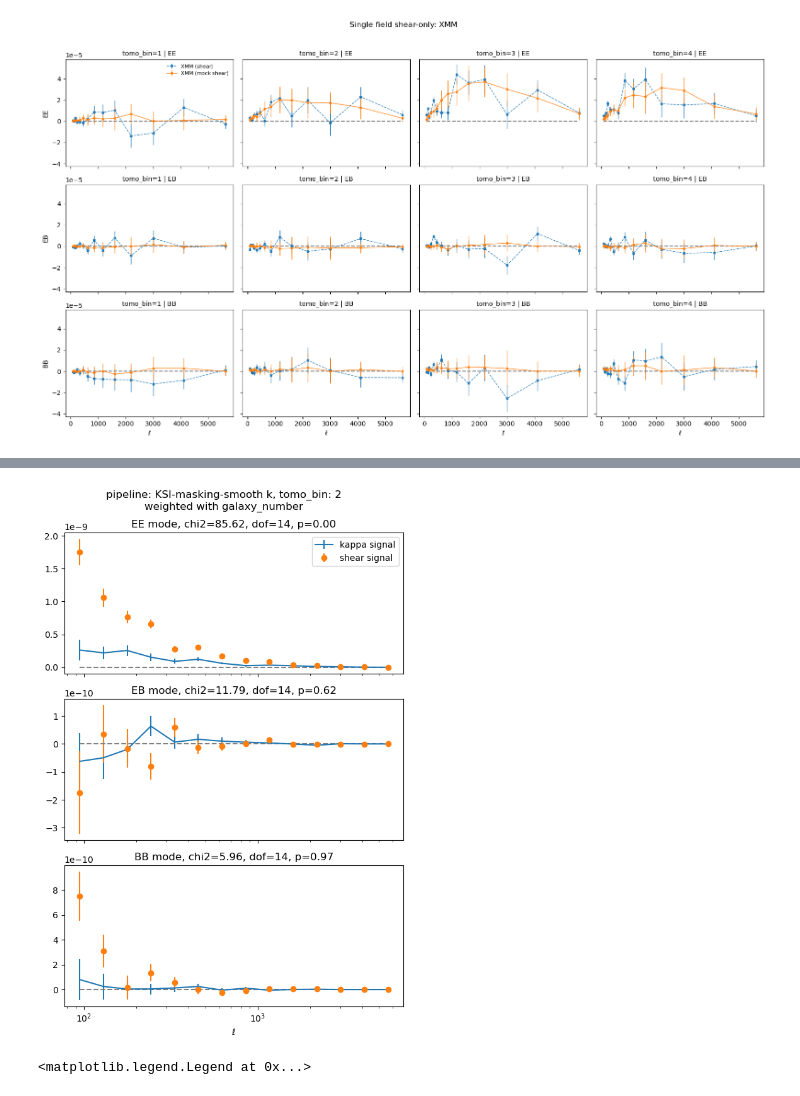
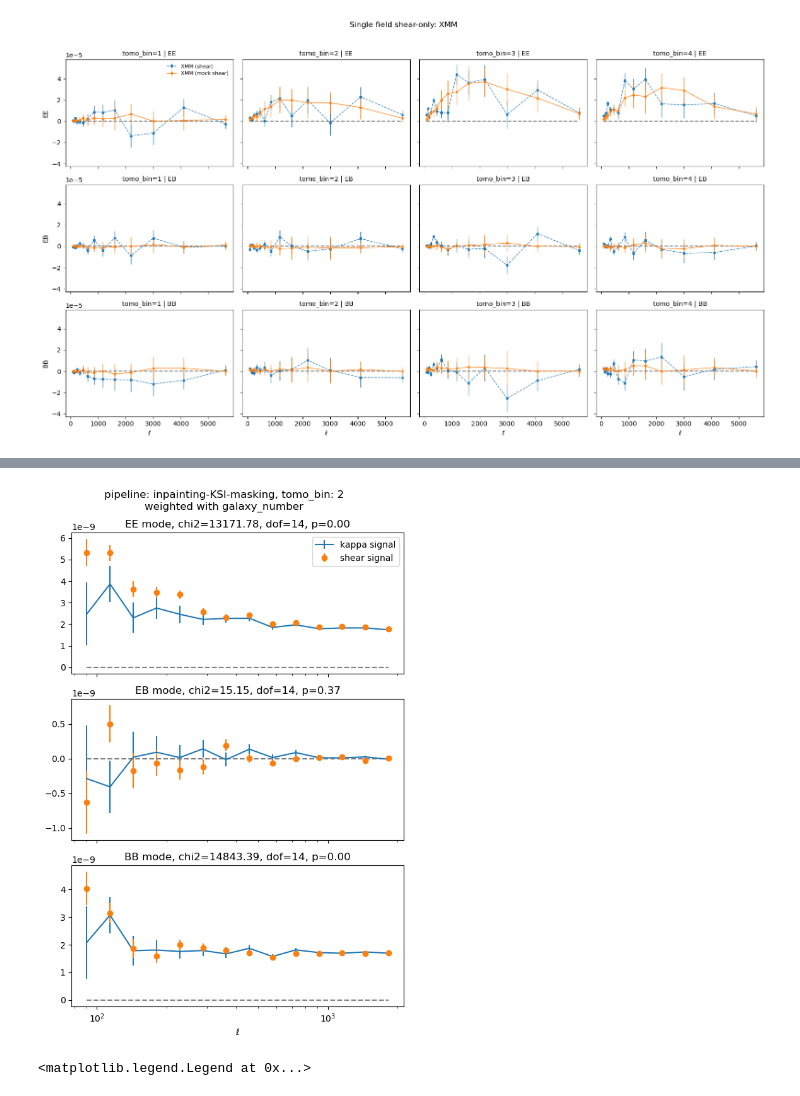
Before and after one commit to MeloDi-23/HSC-NG-Y3, a Jupyter notebook: kappa_signal_final_tomobin.ipynb, the cells around one changed output, grey strips where cells are left out. Drawn from its saved outputs; the diff is of its cells as text; code cells hidden in the pictures.

Commit message:
update a new smoothing code

```diff
--- a/kappa_signal_final_tomobin.ipynb
+++ b/kappa_signal_final_tomobin.ipynb
@@ -243,13 +237,16 @@ def weighted_average(mode_name, pipeline, tomo_bin, _slice, weight='inverse_cov'
         raise ValueError("Invalid weight option")
 
 
-def weighted_average_shear(mode_name, tomo_bin, _slice, weight='inverse_cov'):
+def weighted_average_shear(mode_name, tomo_bin, _slice, weight='inverse_cov', use_legacy=False):
     signals, covs = [], []
 
     for field in name_fields:
         # Real shear signal
-        # stat_g = array2dict_k(np.loadtxt(f"results/Cl_results_{field}_smooth_g_z{tomo_bin}.txt"))
-        stat_g = array2dict_k(np.loadtxt(f"results/Cl_results_{field}_smooth_g_z{tomo_bin}_negg2.txt"))
+        if use_legacy:
+            # stat_g = array2dict_k(np.loadtxt(f"results/Cl_results_{field}_smooth_g_z{tomo_bin}_negg2_smooth.txt"))      # smoothed here.
+            stat_g = array2dict_k(np.loadtxt(f"results/Cl_results_shear_{field}_z{tomo_bin}_negg2_masked_smooth.txt"))      # smoothed here.
+        else:
+            stat_g = array2dict_k(np.loadtxt(f"results/Cl_results_{field}_smooth_g_z{tomo_bin}_negg2_cmp.txt"))         # no smooth
 
         s_real = stat_g[mode_name] - stat_g[f"{mode_name}_rm"]
 
@@ -381,0 +541,27 @@ plt.show()
+# %%
+fig, axes = plt.subplots(4, 1, figsize=(6, 15), sharex=True)
+
+procedure = 'inpainting-KSI-masking'
+selected_slice = slice(None, None)
+
+mode_name = 'EE'
+for tomo in [1, 2, 3, 4]:
+    ax = axes[tomo-1]
+    procedure = 'inpainting-KSI-masking'
+    ls, s_icov, C_icov, SN_icov = weighted_average(mode_name, procedure, tomo, selected_slice, weight=weight)
+
+    factor = ls * (ls + 1) / (2 * np.pi)
+    ax.errorbar(ls, s_icov * factor, np.sqrt([C_icov[i,i] for i in range(len(ls))]) * factor, label=procedure)
+
+    procedure = 'inpainting-KSI-masking-smooth k'
+    ls, s_icov, C_icov, SN_icov = weighted_average(mode_name, procedure, tomo, selected_slice, weight=weight)
+    factor = ls * (ls + 1) / (2 * np.pi)
+    ax.errorbar(ls, s_icov * factor, np.sqrt([C_icov[i,i] for i in range(len(ls))]) * factor, label=procedure)
+
+    ls, s_g, C_gg, SN_g = weighted_average_shear(mode_name, tomo, selected_slice, weight=weight)
+    factor = ls * (ls + 1) / (2 * np.pi)
+    ax.errorbar(ls, s_g * factor, np.sqrt([C_gg[i,i] for i in range(len(ls))]) * factor, marker='o', linestyle='', label='shear signal')
+    # ax.hlines(0, ls.min(), ls.max(), linestyles='--', colors='grey')
+    ax.set_title(f'tomo bin {tomo}')
+# axes[0].set_xlim(0, 1000)
+axes[0].legend()
@@ -387,37 +576,37 @@ name_fields = [
 ]
 
 selected_slice = slice(0, 14)
 weight = 'galaxy_number'  # 'inverse_cov' or 'galaxy_number'
 tomo_bin = 2
 
-procedure = 'KSI-masking-smooth k'
+procedure = 'inpainting-KSI-masking'
 fig, axes = plt.subplots(3, 1, figsize=(6, 9), sharex=True)
 for mode_name, ax in zip(['EE', 'EB', 'BB'], axes):
-    ls, s_icov, C_icov, SN_icov = weighted_average(mode_name, procedure, tomo_bin, selected_slice, weight=weight)
-    _, s_g, C_gg, SN_g = weighted_average_shear(mode_name, tomo_bin, selected_slice, weight=weight)
+    ls, s_icov, C_icov, SN_icov = weighted_average_signoise(mode_name, procedure, tomo_bin, selected_slice, weight=weight)
+    _, s_g, C_gg, SN_g = weighted_average_shear_signoise(mode_name, tomo_bin, selected_slice, weight=weight)
 
     ax.errorbar(ls, s_icov, np.sqrt([C_icov[i,i] for i in range(len(ls))]), label='kappa signal')
     ax.errorbar(ls, s_g, np.sqrt([C_gg[i,i] for i in range(len(ls))]), marker='o', linestyle='', label='shear signal')
     ax.hlines(0, ls.min(), ls.max(), linestyles='--', colors='grey')
     ax.set_title(f'{mode_name} mode, chi2={SN_icov:.2f}, dof={len(ls)}, p={chi2.sf(SN_icov, len(ls)):.2f}')
     # ax.set_yscale('log')
 
 axes[0].legend()
 axes[-1].set_xscale('log')
 
 axes[-1].set_xlabel(r'$\ell$')
 plt.suptitle(f'pipeline: {procedure}, tomo_bin: {tomo_bin}\nweighted with {weight}')
 plt.tight_layout()
 
 suffix_str = ''
 if weight == 'inverse_cov':
     suffix_str = 'w1'
 elif weight == 'galaxy_number':
     suffix_str = 'w2'
 # plt.savefig(f'figs/weighted_average/all_weighted_result_{procedure}_z{tomo_bin}_{suffix_str}.pdf')
 plt.show()
 # %% [output]
-[figure, old version]
+[figure, new version]
 # %%
 _slice = slice(0, 14)
 for tomo_bin in [1, 2, 3, 4]:
```
Also changed, not shown: parts of 12 cells of this notebook, 14 other files.
